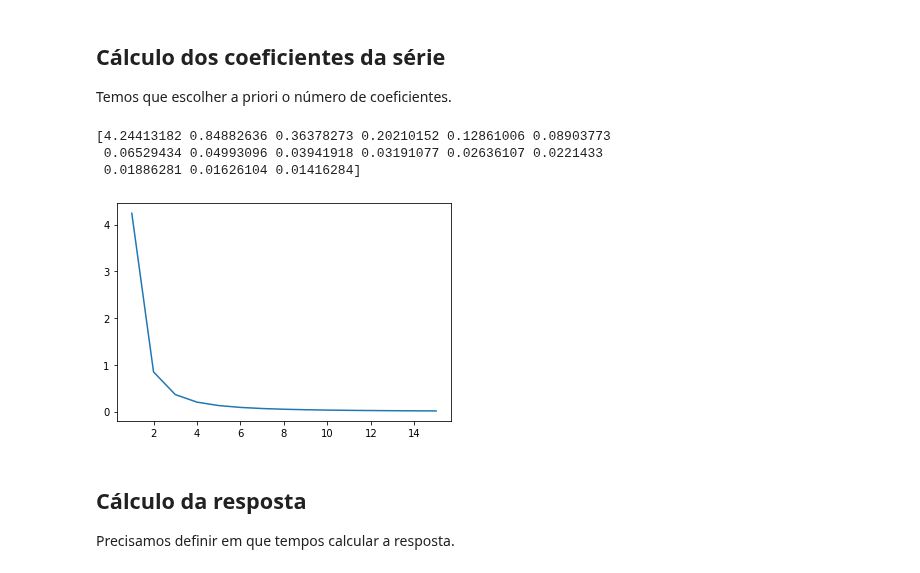
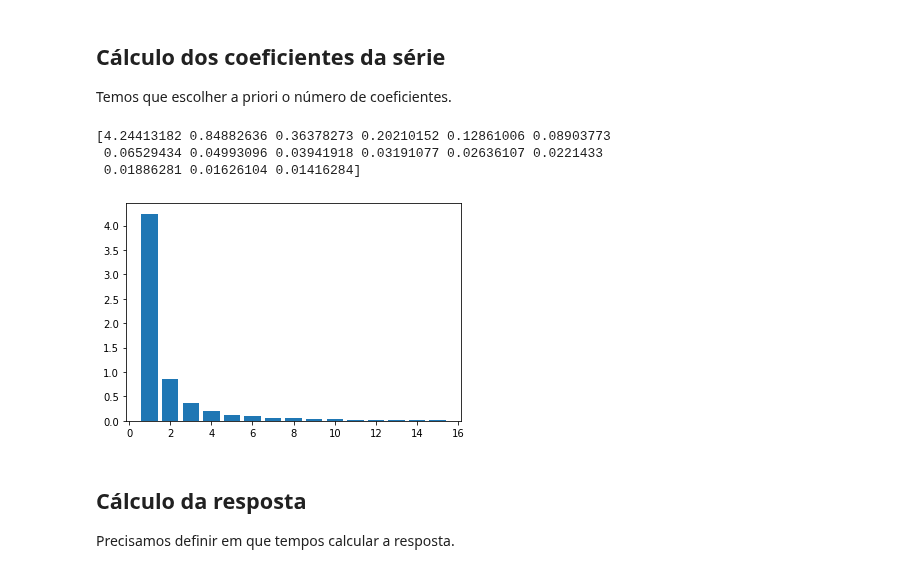
Before and after one commit to r-b-w/Notebooks-Vibracoes, a Jupyter notebook: Notebooks/RespostaViaFourierSérieConhecida.ipynb, the cells around one changed output. Saved outputs shown, nothing was run; the diff lists cells and outputs as text; code cells hidden in the pictures.

```diff
--- a/Notebooks/RespostaViaFourierSérieConhecida.ipynb
+++ b/Notebooks/RespostaViaFourierSérieConhecida.ipynb
@@ -68,17 +68,17 @@ Temos que escolher a priori o número de coeficientes.
 # %%
 nterm = 15
 
 ens = np.arange(1, nterm+1)
 an = (4*A)/(np.pi*(4*ens**2 -1))
 print(an)
 fig, ax = plt.subplots()
-ax.plot(ens, an)
+ax.bar(ens, an)
 fig.show()
 # %% [output]
 [4.24413182 0.84882636 0.36378273 0.20210152 0.12861006 0.08903773
  0.06529434 0.04993096 0.03941918 0.03191077 0.02636107 0.0221433
  0.01886281 0.01626104 0.01416284]
-[figure, old version]
+[figure, new version]
 # %% [markdown]
 ## Cálculo da resposta
 Precisamos definir em que tempos calcular a resposta.
```
Also changed, not shown: parts of 1 cell of this notebook, 1 other file.
